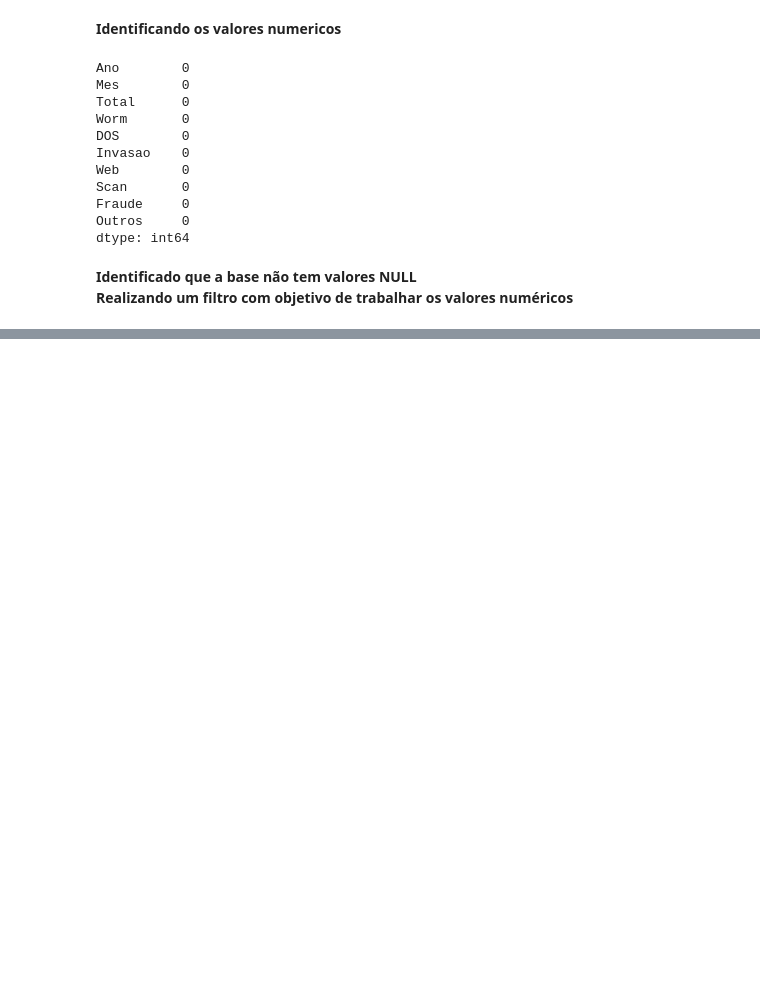
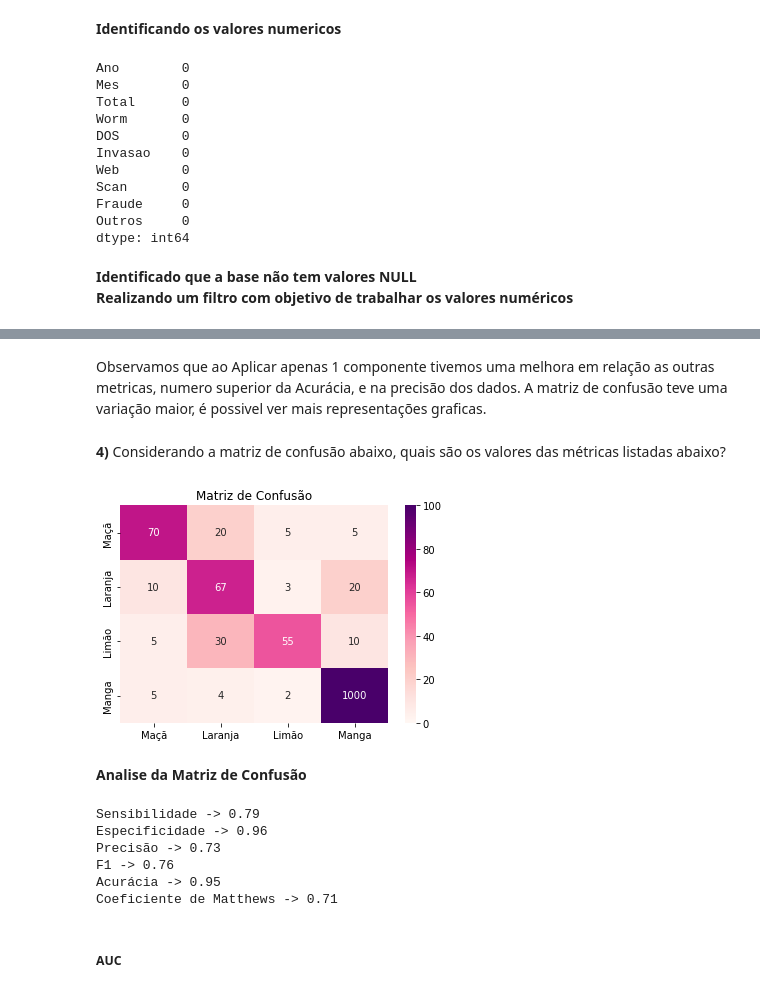
Before and after one commit to b8run/IA_IncSeguBR, a Jupyter notebook: P1_IA_Thais_G.ipynb, the cells around one changed output, grey strips where cells are left out. Saved outputs shown, nothing was run; the diff lists cells and outputs as text; code cells hidden in the pictures; blank space fills up the shorter version.

```diff
--- a/P1_IA_Thais_G.ipynb
+++ b/P1_IA_Thais_G.ipynb
@@ -90,0 +412,5 @@ dtype: int64
+# %% [markdown]
+Observamos que ao Aplicar apenas 1 componente tivemos uma melhora em relação as outras metricas, numero superior da Acurácia, e na precisão dos dados.
+A matriz de confusão teve uma variação maior, é possivel ver mais representações graficas.
+# %% [markdown]
+**4)** Considerando a matriz de confusão abaixo, quais são os valores das métricas listadas abaixo?
@@ -90,0 +450,12 @@ dtype: int64
+# %%
+mat_confu = np.array([[70, 20, 5, 5], [10, 67, 3, 20], [5, 30, 55, 10], [5, 4, 2, 1000]])
+dataframe_MC = pd.DataFrame(mat_confu, index = ['Maçã', 'Laranja', 'Limão', 'Manga'], columns = ['Maçã', 'Laranja', 'Limão', 'Manga'])
+
+res = sn.heatmap(dataframe_MC, annot = True, vmin = 0.0, vmax = 100.0, cmap = plt.cm.RdPu, fmt = 'g')
+plt.yticks([0.5, 1.5, 2.5, 3.5], ['Maçã', 'Laranja', 'Limão', 'Manga'], va = 'center')
+plt.title('Matriz de Confusão')
+plt.show()
+# %% [output]
+[figure, added]
+# %% [markdown]
+**Analise da Matriz de Confusão**
@@ -90,0 +481,15 @@ dtype: int64
+# %%
+
+Metricas = ['Sensibilidade','Especificidade','Precisão','F1','Acurácia','Coeficiente de Matthews']
+Func = [Sensibilidade,especificidade,Precisao,f1,acuracia,phi]
+for Met,Fun in zip( Metricas,Func):
+    print('{} -> {:.2f}'.format(Met,Fun))
+# %% [output]
+Sensibilidade -> 0.79
+Especificidade -> 0.96
+Precisão -> 0.73
+F1 -> 0.76
+Acurácia -> 0.95
+Coeficiente de Matthews -> 0.71
+# %% [markdown]
+##### AUC
```
Also changed, not shown: parts of 56 cells of this notebook.
